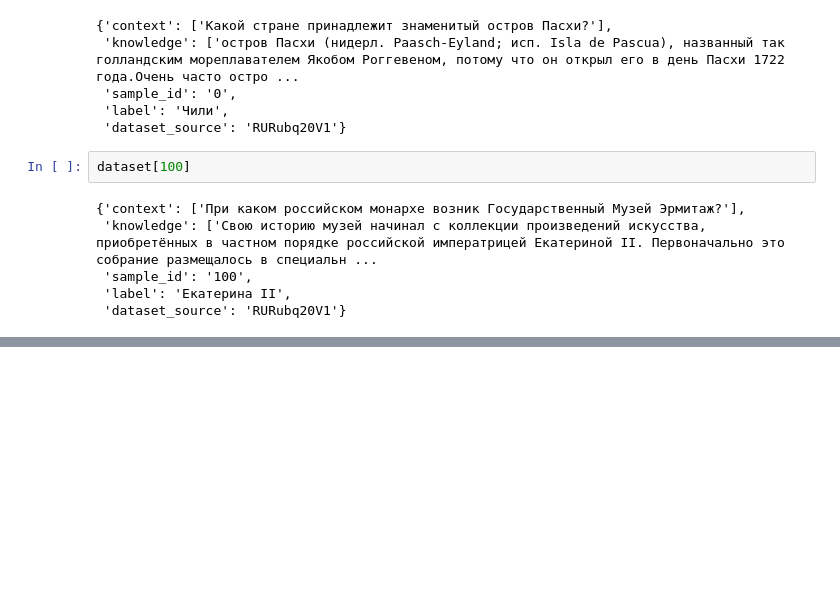
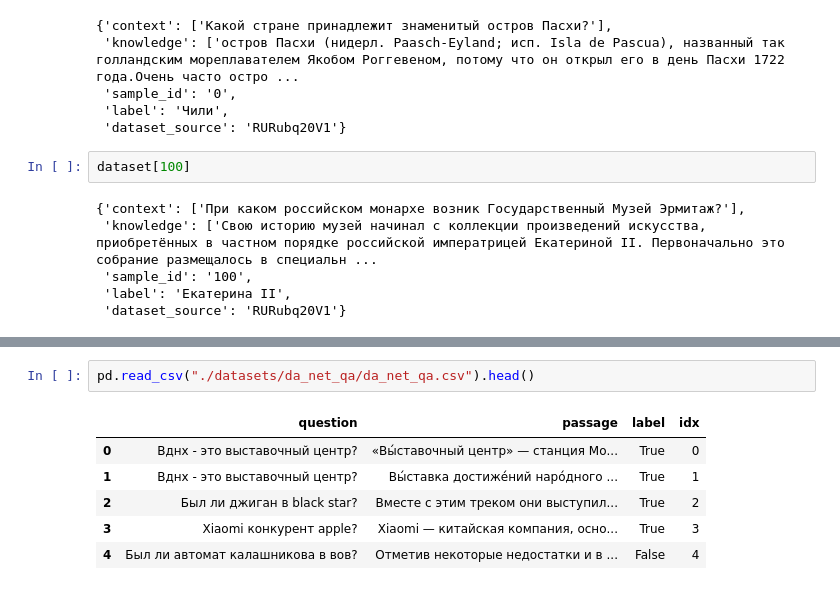
Before and after one commit to dmitrymailk/persona_bot, a Jupyter notebook: dimweb_persona_bot/sandboxes/ru_chat_bot_corpus_creation_sandbox.ipynb, the cells around one changed output, grey strips where cells are left out. Cells and saved outputs as stored; diff of their text form; blank space fills up the shorter version.

```diff
--- a/dimweb_persona_bot/sandboxes/ru_chat_bot_corpus_creation_sandbox.ipynb
+++ b/dimweb_persona_bot/sandboxes/ru_chat_bot_corpus_creation_sandbox.ipynb
@@ -281,0 +337,9 @@ dataset[100]
+# %%
+pd.read_csv("./datasets/da_net_qa/da_net_qa.csv").head()
+# %% [output]
+|  | question | passage | label | idx |
+| 0 | Вднх - это выставочный центр? | «Вы́ставочный центр» — станция Мо... | True | 0 |
+| 1 | Вднх - это выставочный центр? | Вы́ставка достиже́ний наро́дного ... | True | 1 |
+| 2 | Был ли джиган в black star? | Вместе с этим треком они выступил... | True | 2 |
+| 3 | Xiaomi конкурент apple? | Xiaomi — китайская компания, осно... | True | 3 |
+| 4 | Был ли автомат калашникова в вов? | Отметив некоторые недостатки и в ... | False | 4 |
```
Also changed, not shown: parts of 7 cells of this notebook, 4 other files.
